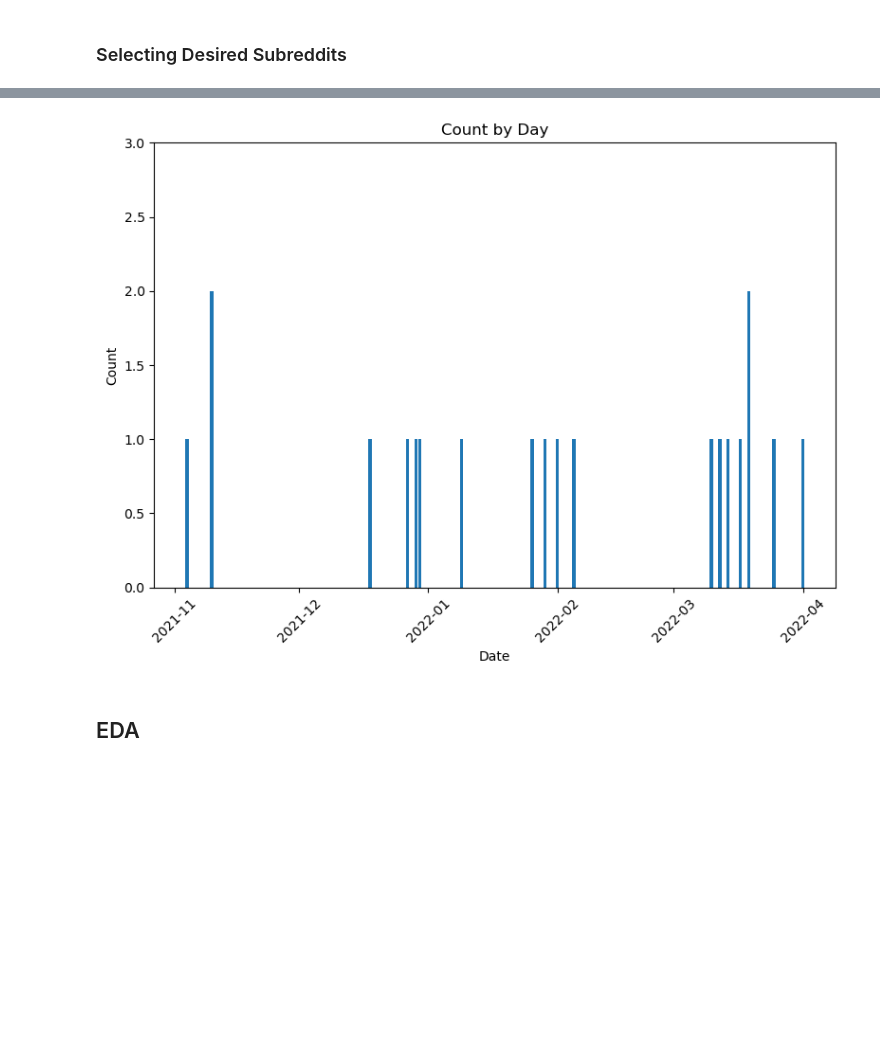
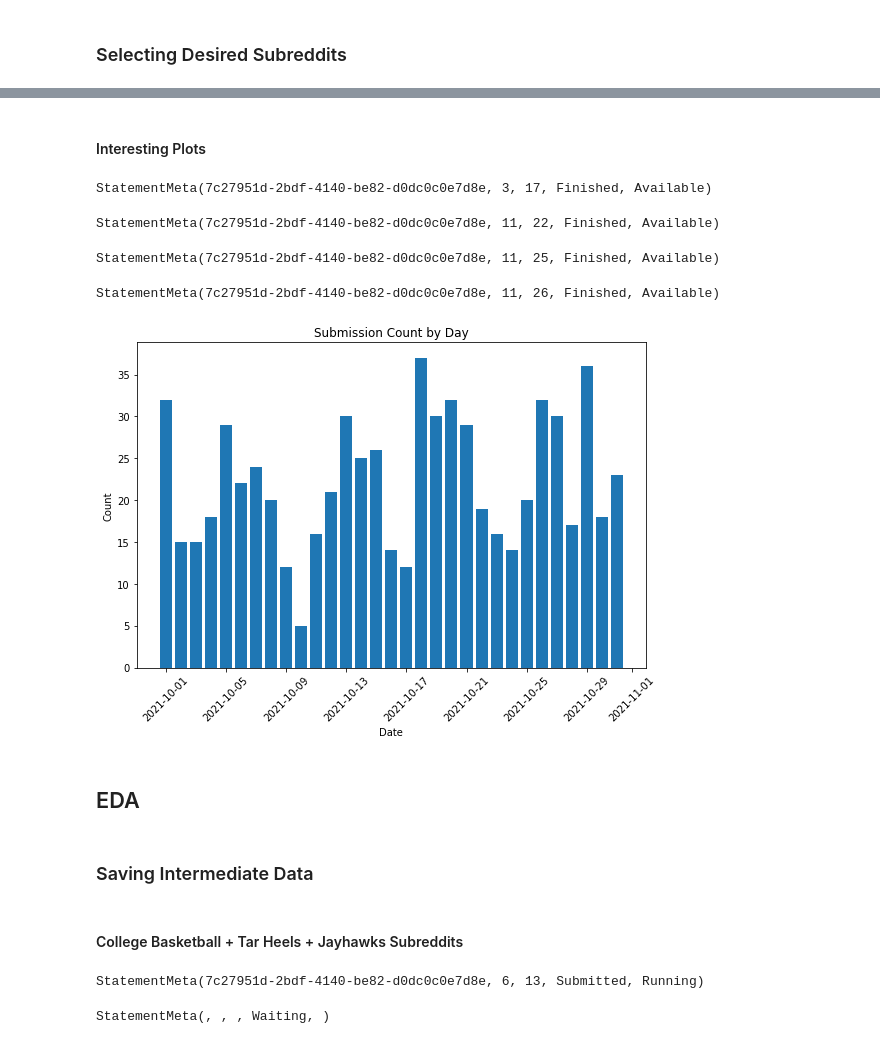
Before and after one commit to gu-dsan6000/fall-2023-reddit-project-team-26, a Jupyter notebook: code/project_eda.ipynb, the cells around one changed output, grey strips where cells are left out. Drawn from its saved outputs; the diff is of its cells as text; code cells hidden in the pictures; blank space fills up the shorter version.

Commit message:
subsetting reddit data work

```diff
--- a/code/project_eda.ipynb
+++ b/code/project_eda.ipynb
@@ -91,8 +205,8 @@ Part of our analysis would've been analyzing the r/NBA subreddit and also the r/
 from pyspark.sql.functions import *
 from datetime import datetime
 
-start_timestamp = datetime(2021, 11, 1)
-end_timestamp = datetime(2022, 4, 5)
+start_timestamp = datetime(2021, 7, 1)
+end_timestamp = datetime(2022, 6, 30)
 
-submissions = submissions.filter((col("created_utc") >= start_timestamp) & (col("created_utc") <= end_timestamp))
-comments = comments.filter((col("created_utc") >= start_timestamp) & (col("created_utc") <= end_timestamp))
+submissions_filtered = submissions_filtered.filter((col("created_utc") >= start_timestamp) & (col("created_utc") <= end_timestamp))
+comments_filtered = comments_filtered.filter((col("created_utc") >= start_timestamp) & (col("created_utc") <= end_timestamp))
@@ -105,0 +261,2 @@ submissions_small = submissions.sample(0.0001)
+# %%
+submissions_filtered = submissions_filtered.cache()
@@ -115,26 +282,56 @@ comments.groupBy('subreddit').count().show()
+# %% [markdown]
+#### Interesting Plots
+# %%
+submissions_filtered_small = submissions_filtered.limit(1000)
+comments_filtered_small = comments_filtered.limit(1000)
+# %% [output]
+StatementMeta(7c27951d-2bdf-4140-be82-d0dc0c0e7d8e, 3, 17, Finished, Available)
+# %%
+comments_filtered = comments_filtered.cache()
+submissions_filtered = submissions_filtered.cache()
+# %% [output]
+StatementMeta(7c27951d-2bdf-4140-be82-d0dc0c0e7d8e, 11, 22, Finished, Available)
 # %%
 q = (
-    submissions_small
+    submissions_filtered
     .withColumn("day", dayofmonth(col("created_utc")))
     .withColumn("month", month(col("created_utc")))
     .withColumn("year", year(col("created_utc")))
     .groupBy("year", "month", "day")
     .count()
 )
-q.show()
 df = q.toPandas()
+# %% [output]
+StatementMeta(7c27951d-2bdf-4140-be82-d0dc0c0e7d8e, 11, 25, Finished, Available)
 # %%
+import matplotlib.pyplot as plt
+import pandas as pd
+
 df['date'] = pd.to_datetime(df[['year', 'month', 'day']])
 plt.figure(figsize=(8, 6))
 plt.bar(df['date'], df['count'])
 plt.xlabel('Date')
 plt.ylabel('Count')
-plt.ylim(0,3)
-plt.title('Count by Day')
+plt.title('Submission Count by Day')
 plt.xticks(rotation=45)
 plt.tight_layout()
 plt.show()
 # %% [output]
+StatementMeta(7c27951d-2bdf-4140-be82-d0dc0c0e7d8e, 11, 26, Finished, Available)
-[figure, old version]
+[figure, new version]
 # %% [markdown]
 ## EDA
+# %% [markdown]
+### Saving Intermediate Data
+# %% [markdown]
+#### College Basketball + Tar Heels + Jayhawks Subreddits
+# %%
+datastore = 'azureml://datastores/workspaceblobstore/paths'
+comments_filtered.write.mode("overwrite").parquet(f"{datastore}/college_basketball_comments_full.parquet")
+# %% [output]
+StatementMeta(7c27951d-2bdf-4140-be82-d0dc0c0e7d8e, 6, 13, Submitted, Running)
+# %%
+datastore = 'azureml://datastores/workspaceblobstore/paths'
+submissions_filtered.write.mode("overwrite").parquet(f"{datastore}/college_basketball_submissions_full.parquet")
+# %% [output]
+StatementMeta(, , , Waiting, )
```
Also changed, not shown: parts of 32 cells of this notebook.
